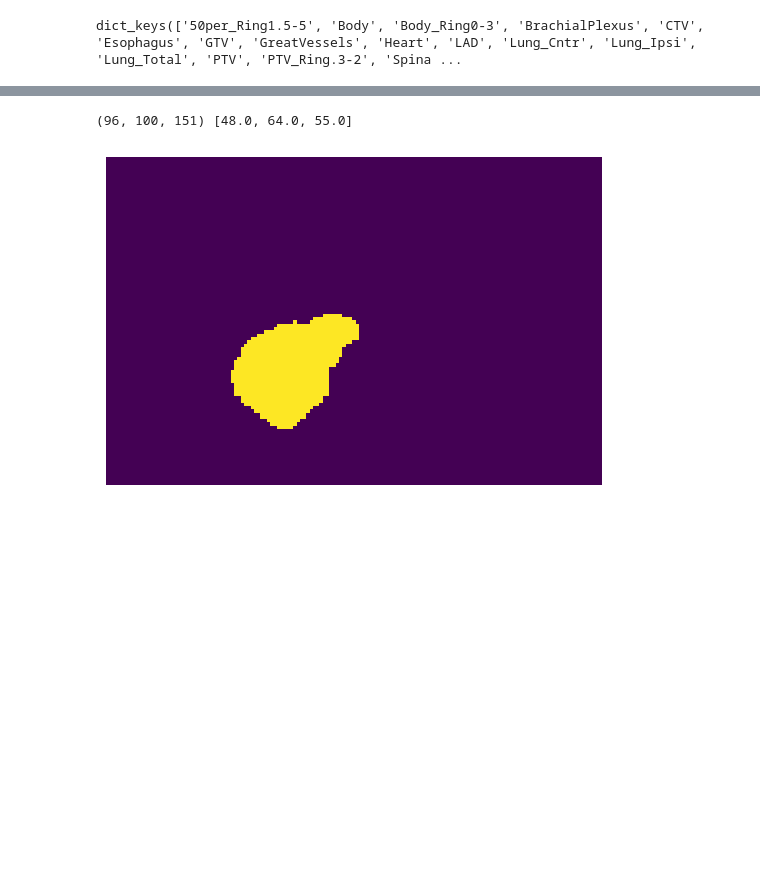
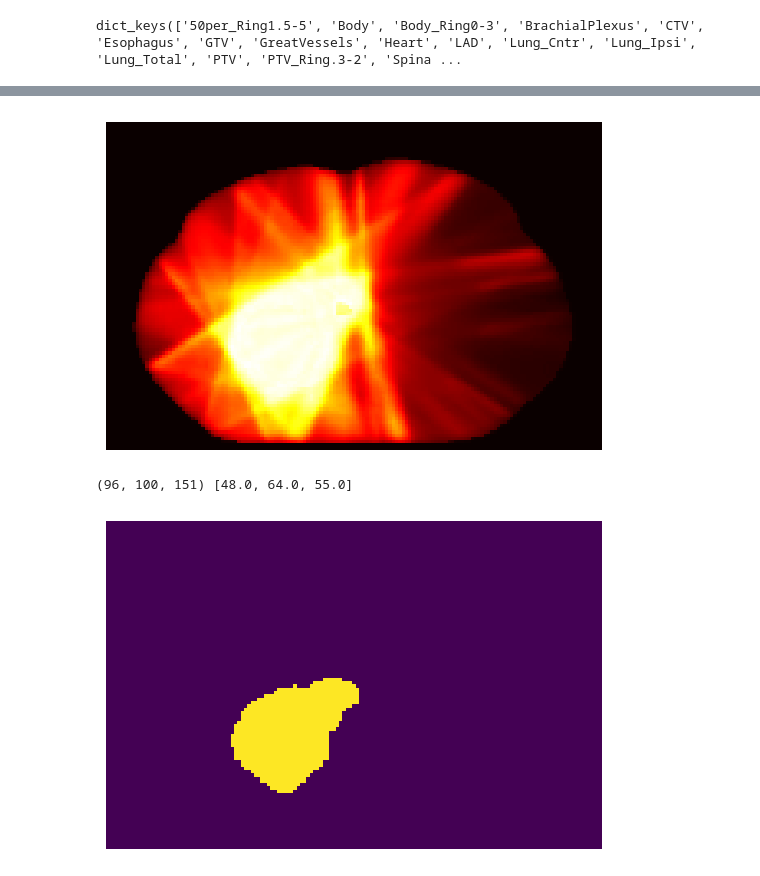
Before and after one commit to sunyu0410/GDP-HMM_AAPMChallenge, a Jupyter notebook: geometry_creation.ipynb, the cells around one changed output, grey strips where cells are left out. Drawn from its saved outputs; the diff is of its cells as text; code cells hidden in the pictures; blank space fills up the shorter version.

```diff
--- a/GeometryCreation.ipynb
+++ b/geometry_creation.ipynb
@@ -153,3 +166,15 @@ dict_keys(['50per_Ring1.5-5', 'Body', 'Body_Ring0-3', 'BrachialPlexus', 'CTV', '
+# %%
+
+save_fig = True
+
+plt.tight_layout(pad=0)
+plt.imshow(data_dict['dose'][48], 'hot')
+
+if save_fig:
+    plt.axis('off')
+    plt.savefig('figs/dose.png', bbox_inches='tight', pad_inches=0)
+# %% [output]
+[figure, added]
 # %%
 print (data_dict['PTV'].shape, data_dict['isocenter'])
 save_fig = True
```
Also changed, not shown: parts of 3 cells of this notebook, 8 other files.
